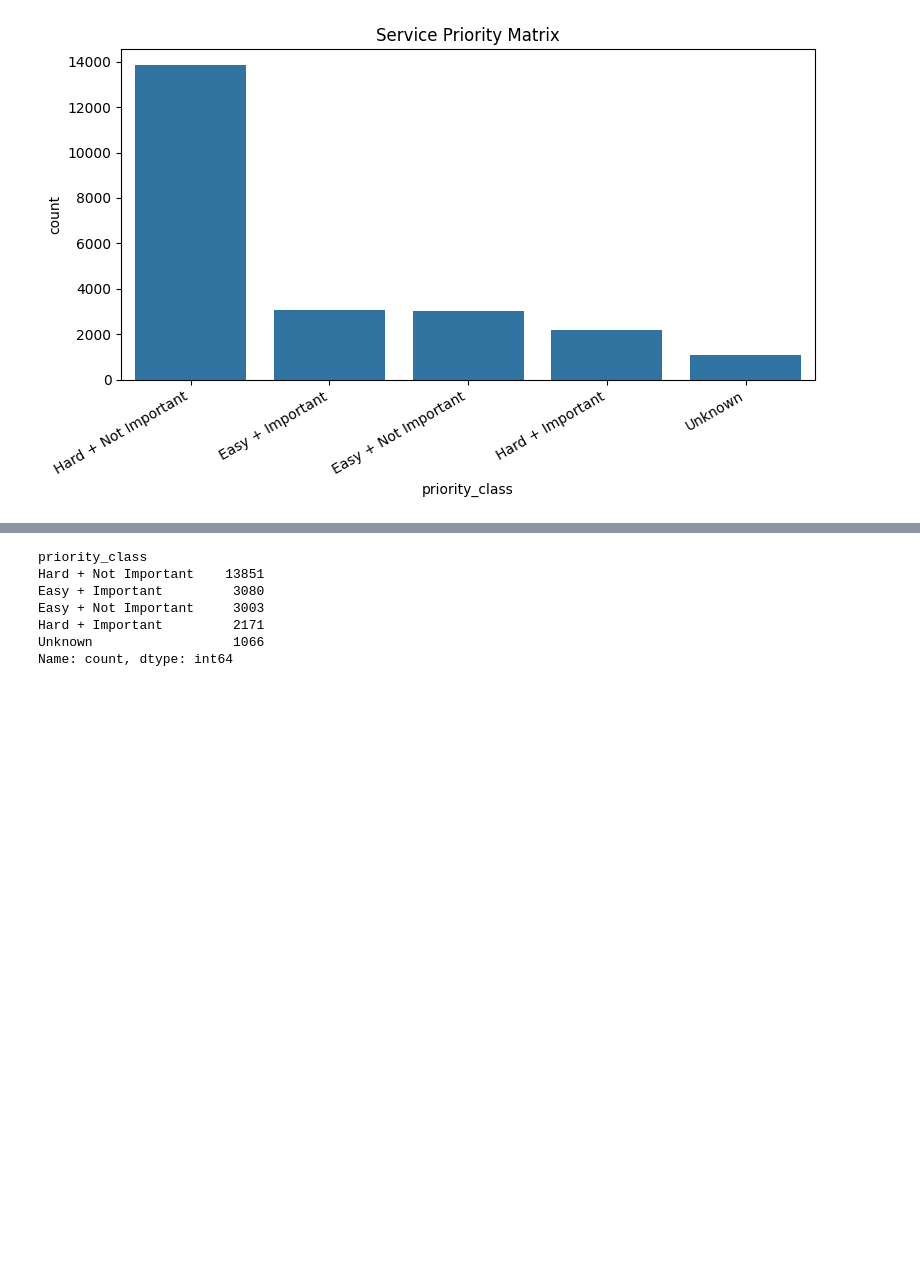
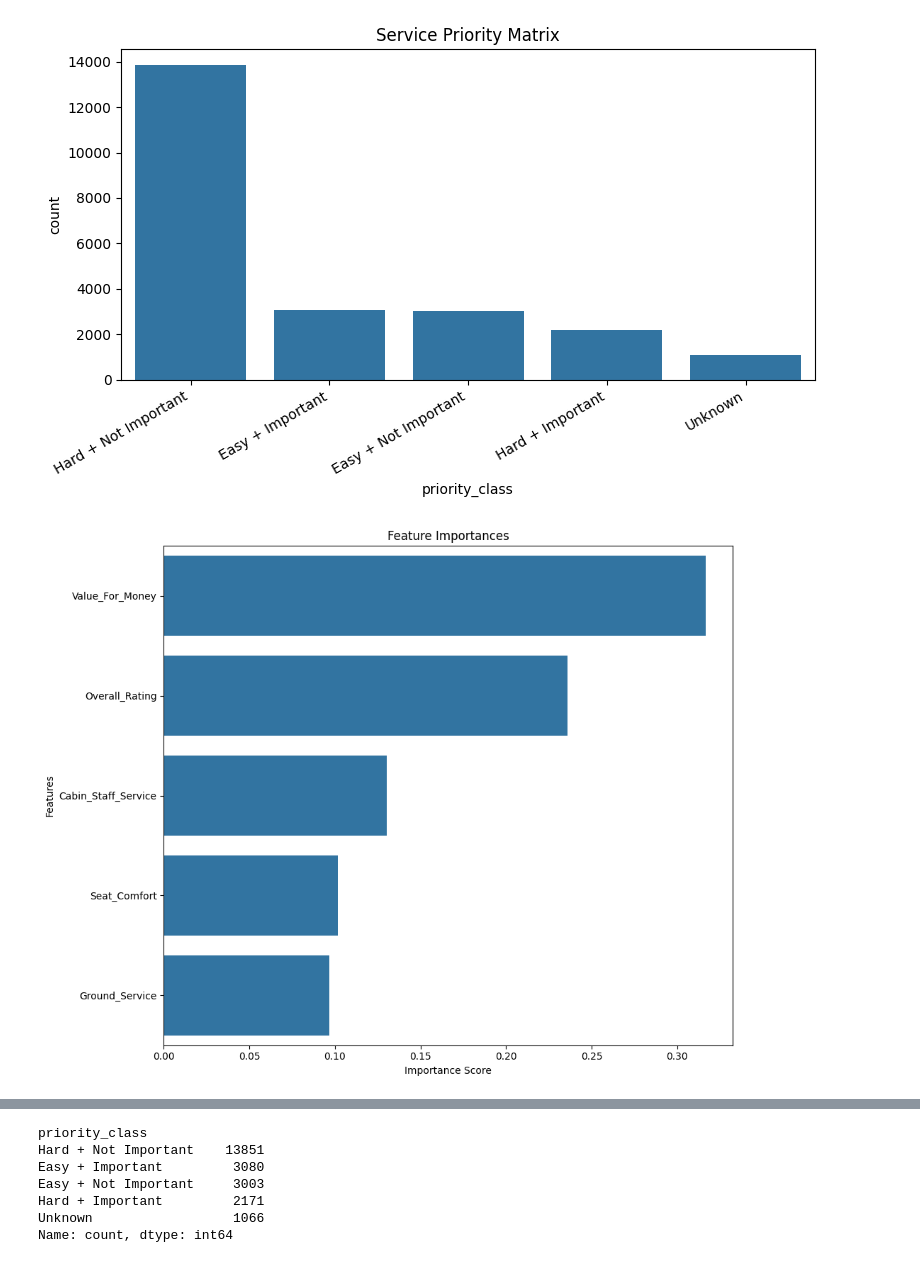
Before and after one commit to Sukimasai/MLUASPLS, a Jupyter notebook: ML.ipynb, the cells around one changed output, grey strips where cells are left out. Saved outputs shown, nothing was run; the diff lists cells and outputs as text; code cells hidden in the pictures; blank space fills up the shorter version.

Commit message:
added graphs

```diff
--- a/ML.ipynb
+++ b/ML.ipynb
@@ -417,3 +417,26 @@ if hasattr(final_model.named_steps["classifier"], "feature_importances_"):
     }).sort_values("importance", ascending=False)
 
     feature_importance.head(15)
+# %%
+import matplotlib.pyplot as plt
+import seaborn as sns
+
+feature_importance = feature_importance.sort_values("importance", ascending=False)
+
+plt.figure(figsize=(10, 8))
+
+sns.barplot(
+    data=feature_importance.head(5),
+    x="importance",
+    y="feature"
+)
+
+plt.title("Feature Importances")
+plt.xlabel("Importance Score")
+plt.ylabel("Features")
+
+plt.tight_layout()
+
+plt.show()
+# %% [output]
+[figure, added]
```
Also changed, not shown: parts of 1 cell of this notebook.
